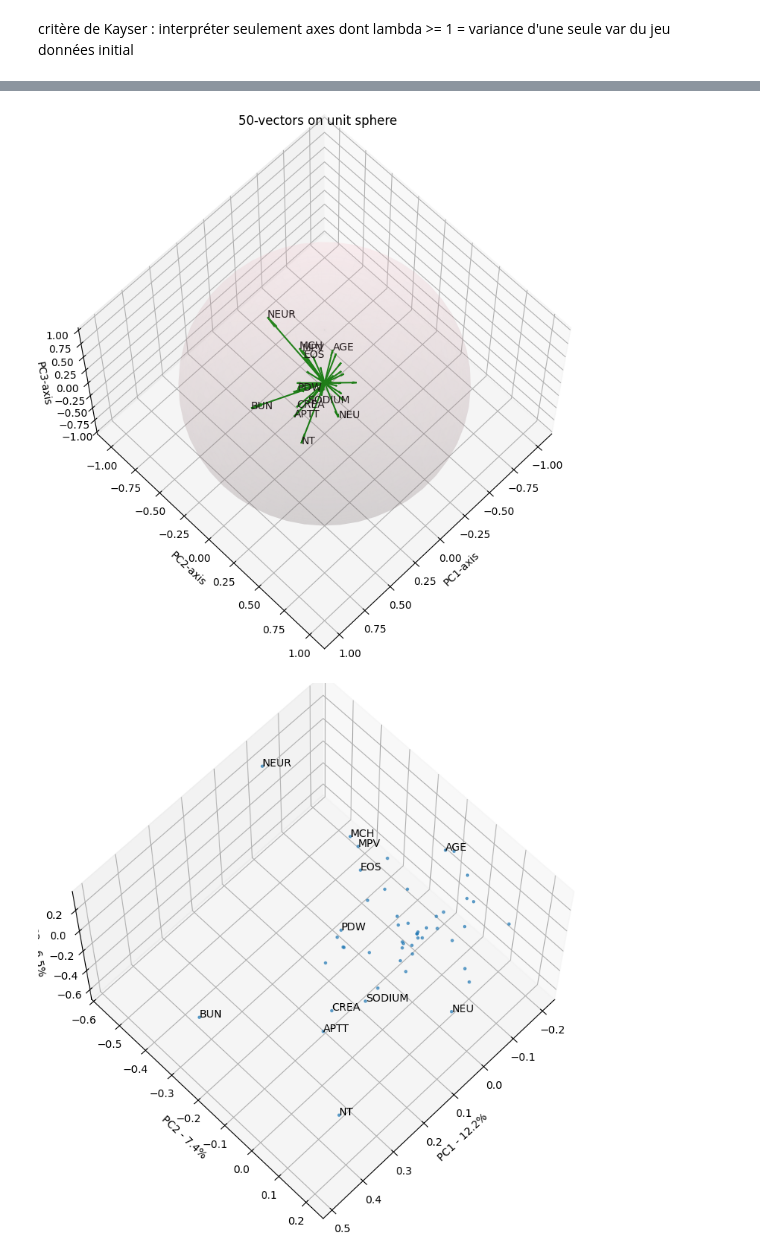
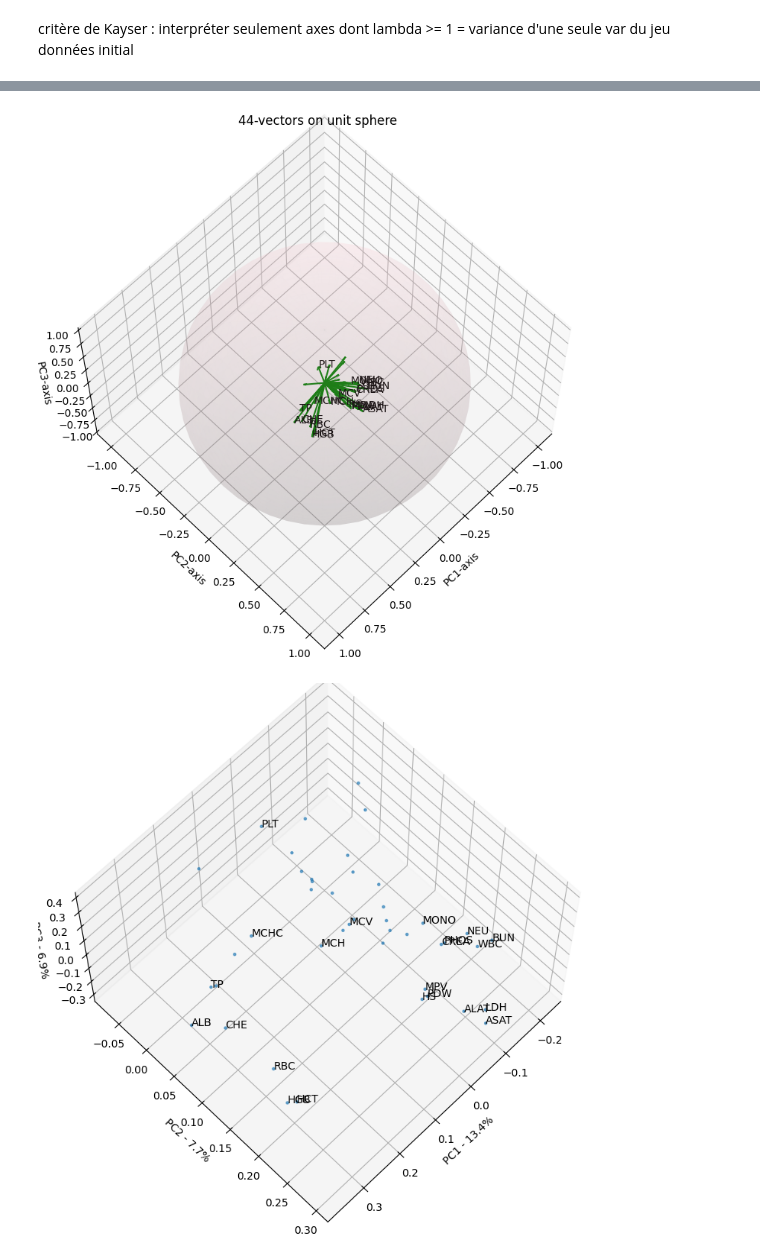
Before and after one commit to ZukoTom/descritpive-analysis-bacteremia, a Jupyter notebook: sta101.ipynb, the cells around one changed output, grey strips where cells are left out. Saved outputs shown, nothing was run; the diff lists cells and outputs as text; code cells hidden in the pictures.

```diff
--- a/sta101.ipynb
+++ b/sta101.ipynb
@@ -273,5 +288,0 @@ plt.show()
-# %%
-final_list = []
-for i in liste:
-    if i in liste_ini:
-        final_list.append(i)
@@ -296,8 +336,9 @@ dendrogram(Z, labels=table.index, leaf_rotation=90)
 # Show the graph
 plt.show()
 # %%
+# ndarray of shape (n_components, n_features)
 PCnames = ['PC'+str(i+1) for i in range(pca.n_components_)]
-Loadings = pd.DataFrame(pca.components_,columns=PCnames,index=pca_df.columns)
+Loadings = pd.DataFrame(pca.components_,columns=pca_df.columns,index=PCnames)
 
-Loadings.iloc[:,:3]
+Loadings.iloc[:3]
 # %% [output]
@@ -321,5 +350,6 @@ Loadings.iloc[:,:3]
 # %%
-for i in Loadings.columns[:3]:
-    Loadings[f"{i}"].sort_values().plot.barh()
+for i in Loadings.index[:3]:
+    Loadings.loc[f"{i}"].sort_values().plot.barh()
+    plt.title(f"{i}")
     plt.show()
 # %% [output]
@@ -350,37 +378,37 @@ tails= np.zeros(len(coef[1]))
 
 #ax.scatter(coef[0,:], coef[1,:], coef[2,:], color='g', marker='.')
 # heads of the arrows with adjusted arrow head length
-ax.quiver(tails,tails,tails,coef[0,:], coef[1,:], coef[2,:], color='g', arrow_length_ratio=0.15)
+ax.quiver(tails,tails,tails,coef[:,0], coef[:,1], coef[:,2], color='g', arrow_length_ratio=0.15)
 
 ax.set_xlabel('PC1-axis')
 ax.set_ylabel('PC2-axis')
 ax.set_zlabel('PC3-axis')
 
-for i in np.arange(0, coef.shape[1]): #this part is based on a stackoverflow discussion
-    if np.linalg.norm(coef[:3,i]) > 0.25:
-        ax.text(coef[0,i], coef[1,i], coef[2,i], s=pca_df.columns[i])
+for i in np.arange(0, coef.shape[0]): #i is num of PCi
+    if np.linalg.norm(coef[i,:4]) > 0.3:
+        ax.text(coef[i,0], coef[i,1], coef[i,2], s=pca_df.columns[i])
 ax.set_title(f'{len(coef)}-vectors on unit sphere')
 
 plt.show()
 # %% [output]
-[figure, old version]
+[figure, new version]
 # %%
 liste_ini = []
 fig = plt.figure(figsize=(9, 12))
 ax = fig.add_subplot(111, projection='3d', elev=65, azim=45)
 #tr = p.transform(scaled_data)
 # La couleur des points dépend de
 
 
-ax.scatter(coef[0,:], coef[1,:], coef[2,:], marker=".", alpha=0.6)#c=table['BloodCulture'].replace({'yes':1, 'no':0})
+ax.scatter(coef[:,0], coef[:,1], coef[:,2], marker=".", alpha=0.6)#c=table['BloodCulture'].replace({'yes':1, 'no':0})
 
-ax.set_xlabel(f"PC1 - {100*p.explained_variance_ratio_[0]:.1f}%")
-ax.set_ylabel(f"PC2 - {100*p.explained_variance_ratio_[1]:.1f}%")
-ax.set_zlabel(f"PC3 - {100*p.explained_variance_ratio_[2]:.1f}%")
-for i in np.arange(0, coef.shape[1]): #this part is based on a stackoverflow discussion
-    if np.linalg.norm(coef[:3,i]) > .25:
-        ax.text(coef[0,i], coef[1,i], coef[2,i], s=pca_df.columns[i])
+ax.set_xlabel(f"PC1 - {100*pca_res.explained_variance_ratio_[0]:.1f}%")
+ax.set_ylabel(f"PC2 - {100*pca_res.explained_variance_ratio_[1]:.1f}%")
+ax.set_zlabel(f"PC3 - {100*pca_res.explained_variance_ratio_[2]:.1f}%")
+for i in np.arange(0, coef.shape[0]): #this part is based on a stackoverflow discussion
+    if np.linalg.norm(coef[i,:4]) > .3:
+        ax.text(coef[i,0], coef[i,1], coef[i,2], s=pca_df.columns[i])
         liste_ini.append(pca_df.columns[i])
 plt.show()
 # %% [output]
-[figure, old version]
+[figure, new version]
```
Also changed, not shown: parts of 32 cells of this notebook.
